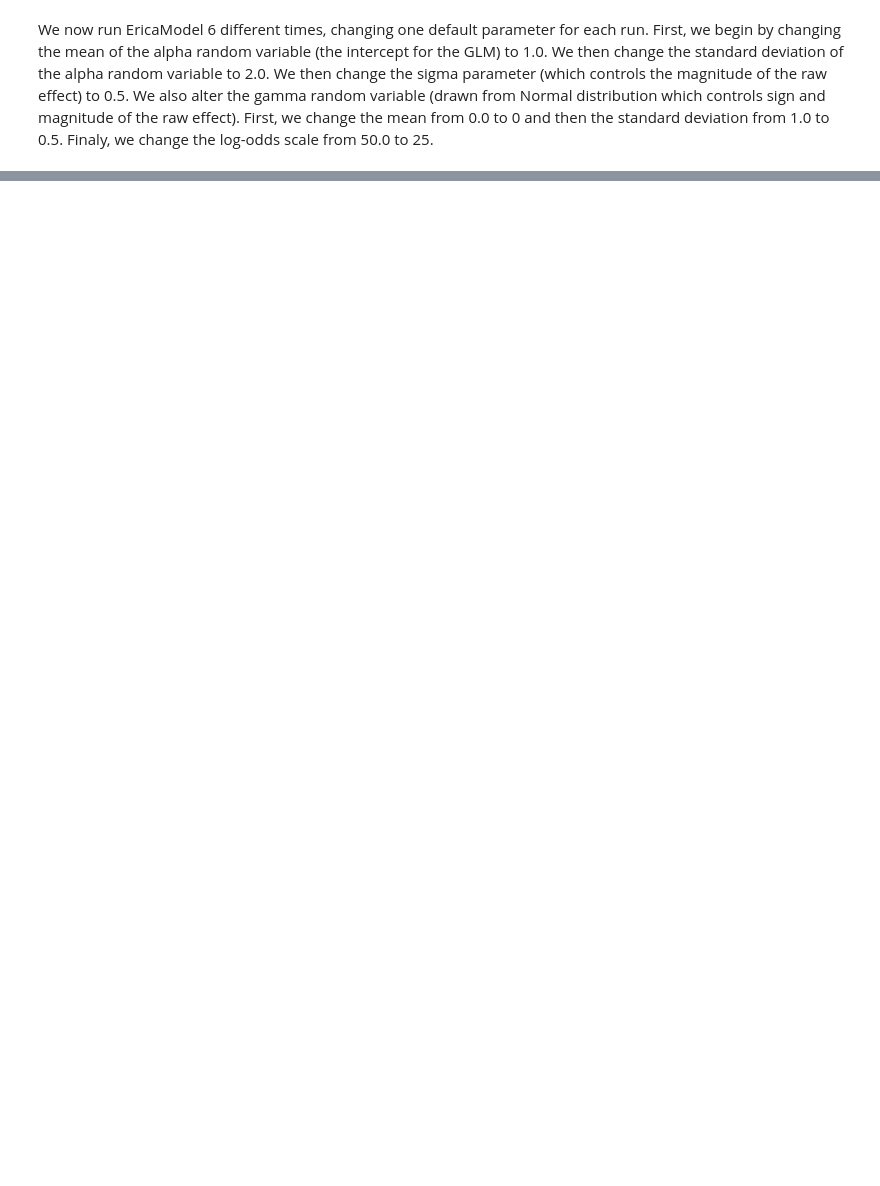
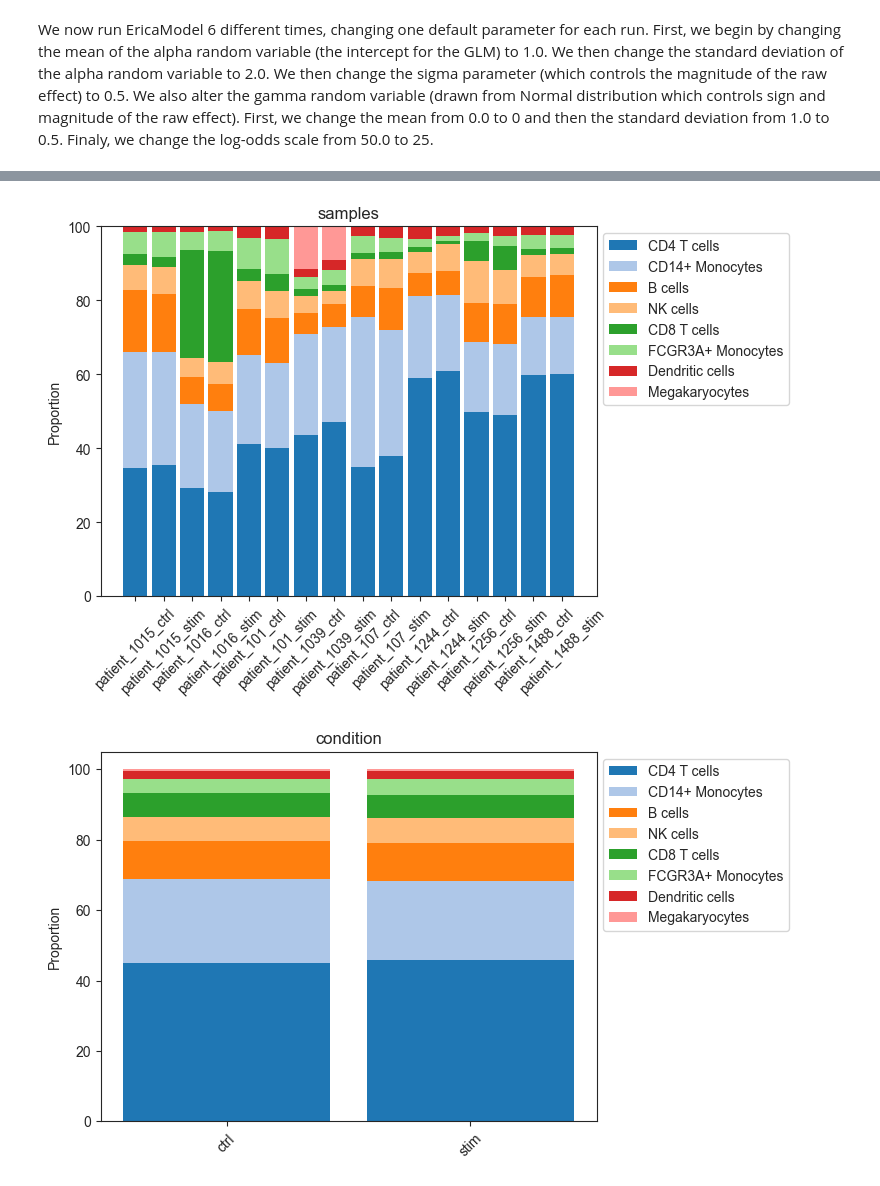
Before and after one commit to ericab322/scCODA, a Jupyter notebook: tutorials/ericamodeldemo.ipynb, the cells around one changed output, grey strips where cells are left out. Cells and saved outputs as stored; diff of their text form; code cells hidden in the pictures; blank space fills up the shorter version.

Commit message:
datasets

```diff
--- a/tutorials/ericamodeldemo.ipynb
+++ b/tutorials/ericamodeldemo.ipynb
@@ -507,0 +559,5 @@ Error:
+# %%
+import scanpy as sc
+adata = sc.read_h5ad("../sccoda/datasets/kang.h5ad")
+
+print(adata)
@@ -507,0 +592,5 @@ Error:
+# %%
+adata.obs["sample_id"] = adata.obs["replicate"].astype(str) + "_" + adata.obs["label"].astype(str)
+cov_df = adata.obs[["sample_id", "label"]].drop_duplicates().set_index("sample_id")
+cov_df = cov_df.rename(columns={"label": "condition"})
+print(cov_df)
@@ -507,0 +616,14 @@ Error:
+# %%
+coda_data = dat.from_scanpy(adata, cell_type_identifier="cell_type", sample_identifier="sample_id", covariate_df=cov_df)
+print(coda_data)
+# %%
+# Stacked barplot for each sample
+viz.stacked_barplot(coda_data, feature_name="samples")
+plt.show()
+
+# Stacked barplot for the levels of "Condition"
+viz.stacked_barplot(coda_data, feature_name="condition")
+plt.show()
+# %% [output]
+[figure, added]
+[figure, added]
```
Also changed, not shown: parts of 23 cells of this notebook, 2 other files.
